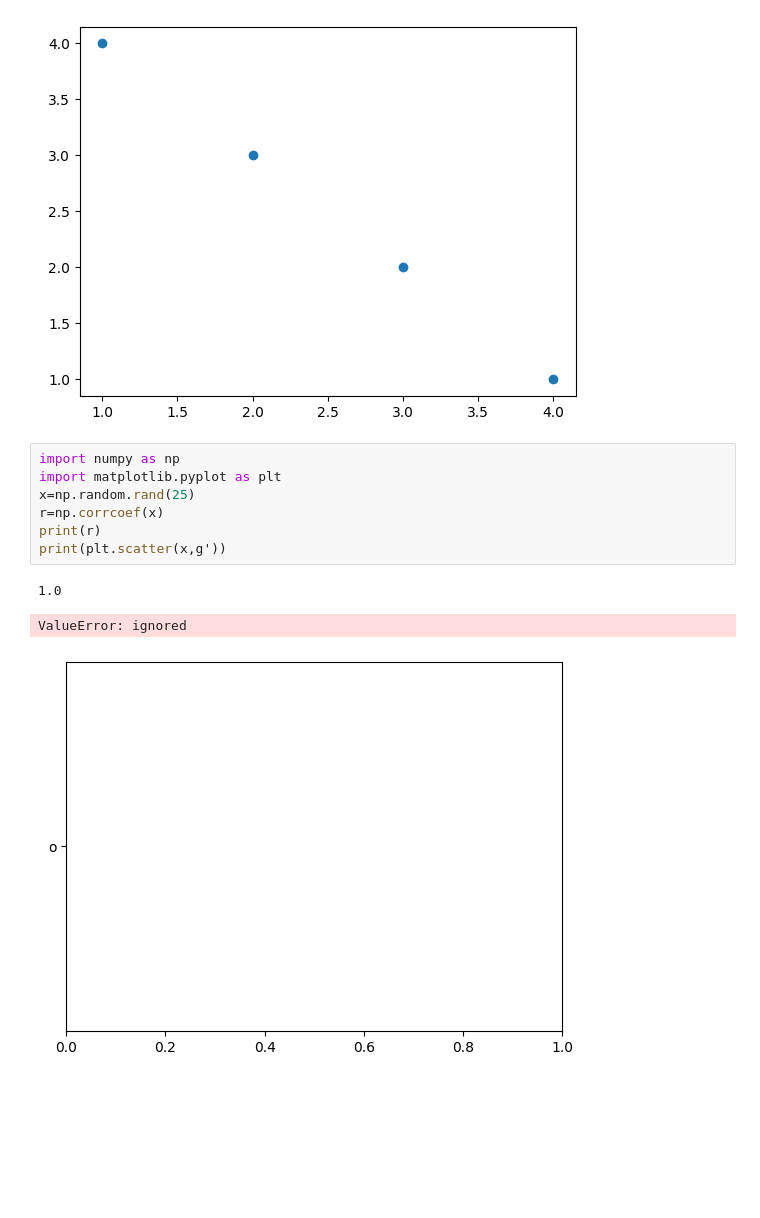
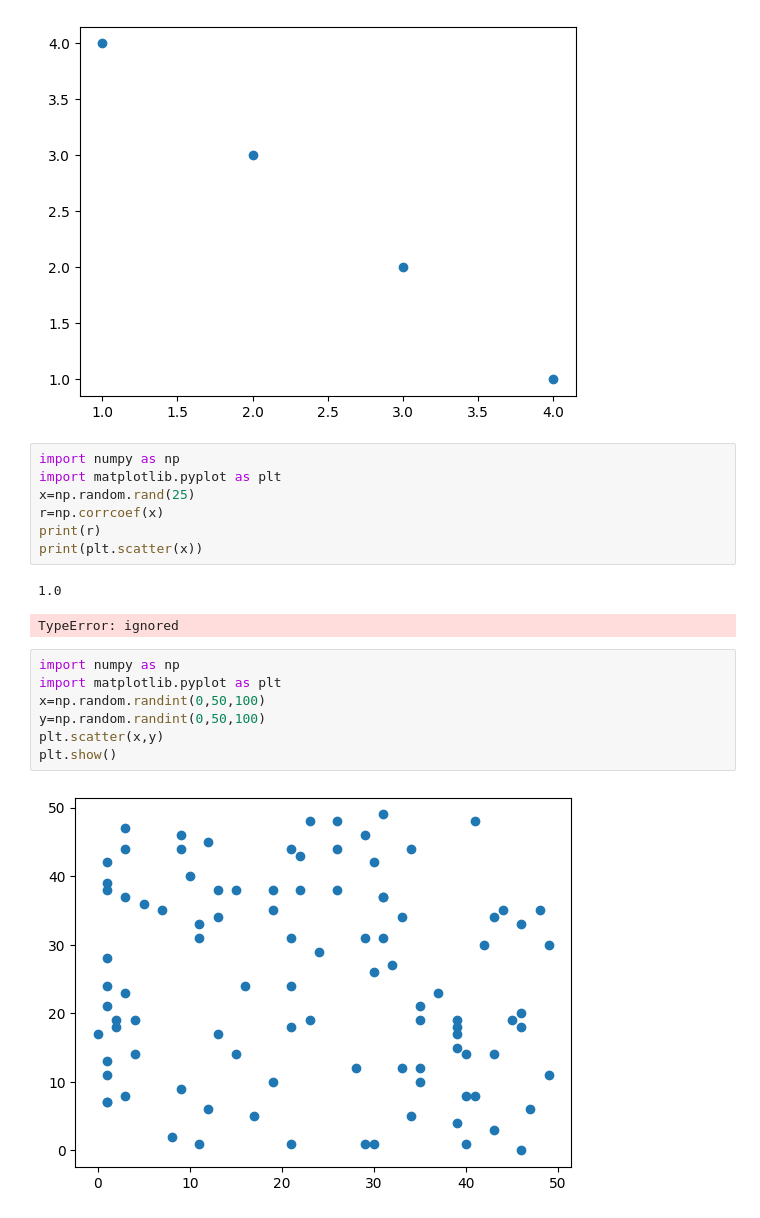
Before and after one commit to aman29gupta/Reinforcement-Learning, a Jupyter notebook: RL_Correlation.ipynb, the cells around one changed output. Drawn from its saved outputs; the diff is of its cells as text; blank space fills up the shorter version.

```diff
--- a/RL_Correlation.ipynb
+++ b/RL_Correlation.ipynb
@@ -32,8 +32,16 @@ import matplotlib.pyplot as plt
 x=np.random.rand(25)
 r=np.corrcoef(x)
 print(r)
-print(plt.scatter(x,g'))
+print(plt.scatter(x))
 # %% [output]
 1.0
-ValueError: ignored
+TypeError: ignored
-[figure, removed]
+# %%
+import numpy as np
+import matplotlib.pyplot as plt
+x=np.random.randint(0,50,100)
+y=np.random.randint(0,50,100)
+plt.scatter(x,y)
+plt.show()
+# %% [output]
+[figure, added]
```
Also changed, not shown: parts of 2 cells of this notebook.
